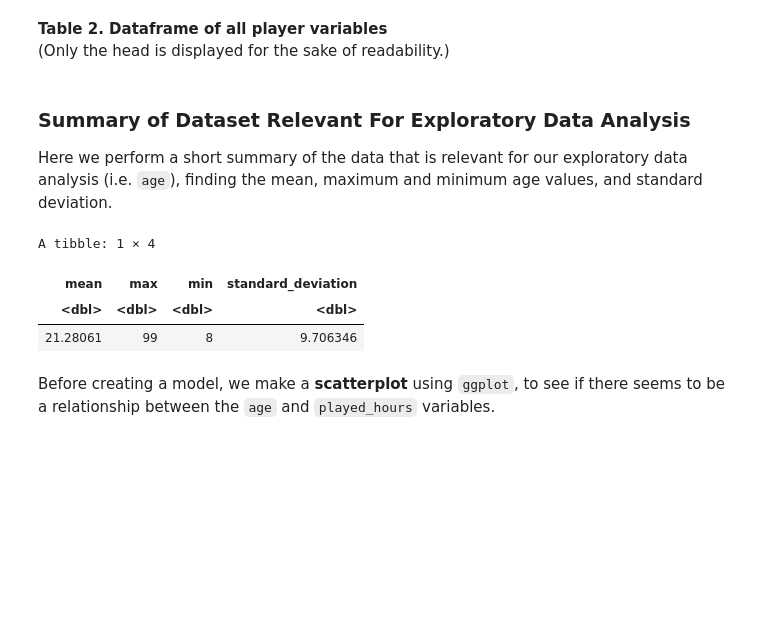
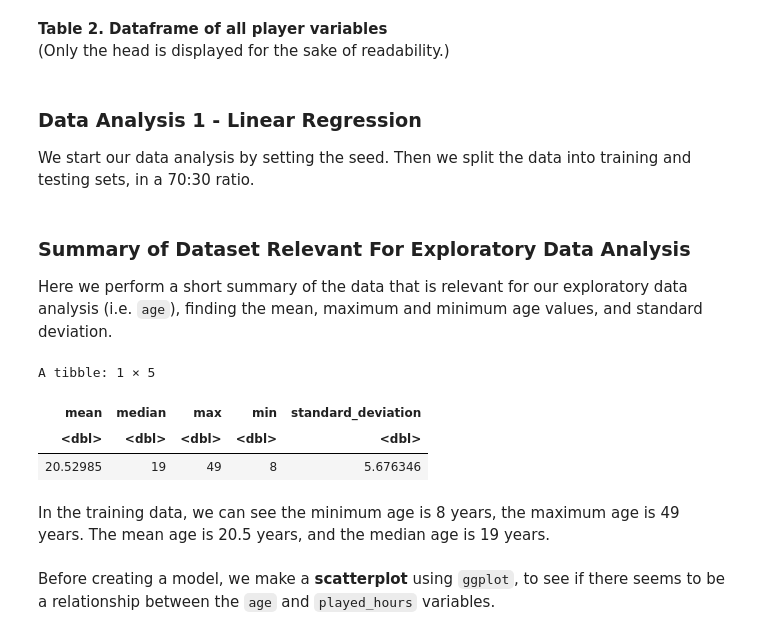
Before and after one commit to Kavisha1141/dsci100_final_project, a Jupyter notebook: project_final_report.ipynb, the cells around one changed output. Saved outputs shown, nothing was run; the diff lists cells and outputs as text; code cells hidden in the pictures; blank space fills up the shorter version.

```diff
--- a/project_final_report.ipynb
+++ b/project_final_report.ipynb
@@ -132,3 +132,7 @@ A tibble: 6 × 8
 # %% [markdown]
 **Table 2. Dataframe of all player variables**\
 (Only the head is displayed for the sake of readability.)
+# %% [markdown]
+<h3>Data Analysis 1 - Linear Regression</h3>
+
+We start our data analysis by setting the seed. Then we split the data into training and testing sets, in a 70:30 ratio.
@@ -137,11 +147,11 @@ A tibble: 6 × 8
 
 Here we perform a short summary of the data that is relevant for our exploratory data analysis (i.e. `age`), finding the mean, maximum and minimum age values, and standard deviation.
 # %%
-summary <- data |> summarize(mean = mean(age), max = max(age), min = min(age), standard_deviation = sd(age))
+summary <- data_training |> summarize(mean = mean(age), median = median(age), max = max(age), min = min(age), standard_deviation = sd(age))
 
 summary
 # %% [output]
-A tibble: 1 × 4
+A tibble: 1 × 5
-| mean | max | min | standard_deviation |
-| <dbl> | <dbl> | <dbl> | <dbl> |
-| 21.28061 | 99 | 8 | 9.706346 |
+| mean | median | max | min | standard_deviation |
+| <dbl> | <dbl> | <dbl> | <dbl> | <dbl> |
+| 20.52985 | 19 | 49 | 8 | 5.676346 |
@@ -158,3 +158,5 @@ data_testing <- testing(data_split)
+# %% [markdown]
+In the training data, we can see the minimum age is 8 years, the maximum age is 49 years. The mean age is 20.5 years, and the median age is 19 years.
 # %% [markdown]
 Before creating a model, we make a **scatterplot** using `ggplot`, to see if there seems to be a relationship between the `age` and `played_hours` variables.
 # %% [markdown]
```
Also changed, not shown: parts of 26 cells of this notebook.
